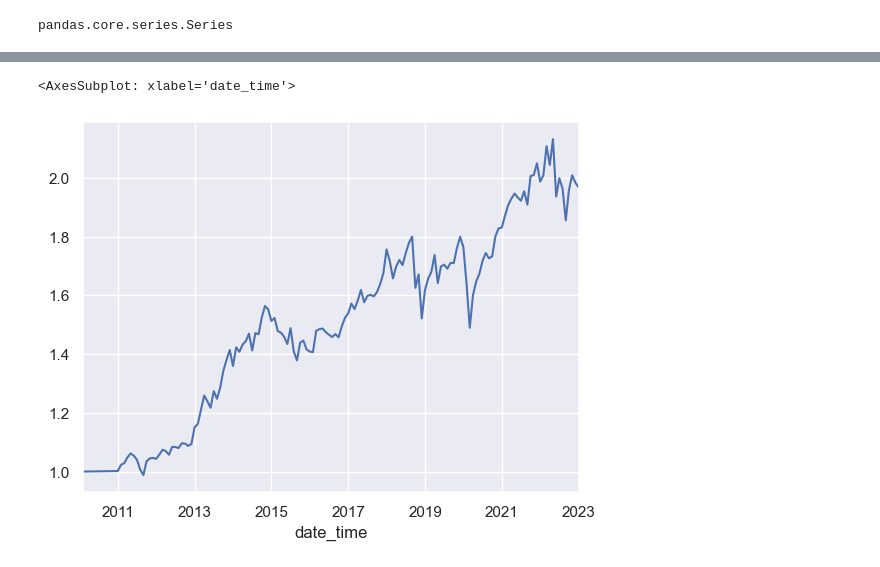
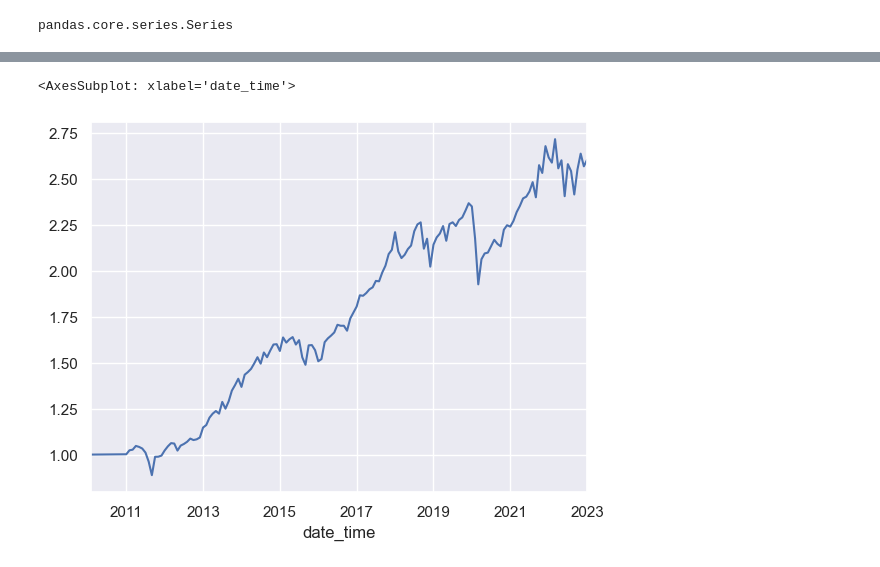
Before and after one commit to cswcjt/Quant-Project, a Jupyter notebook: quant/test_ts.ipynb, the cells around one changed output, grey strips where cells are left out. Cells and saved outputs as stored; diff of their text form; code cells hidden in the pictures.

Commit message:
feat: Retest Modified TimeSeries Class

```diff
--- a/quant/test_ts.ipynb
+++ b/quant/test_ts.ipynb
@@ -103,7 +103,7 @@ ew_weight = cs_weight.ew()
 ew_weight = ew_weight.fillna(0)
 # %%
 # 횡적 자산배분의 결과 확인
-port_val = calculate_portvals(price_df=price_universe, weight_df=ew_weight)
+port_val = calculate_portvals(price_df=price_universe, weight_df=beta_weight)
 port_val
 
 port_rets = get_daily_rets(port_val)
@@ -124,9 +124,9 @@ def port_val(weight_df, rebal_price_df):
     port_rets = port_rets.sum(axis=1)
     port_cum_rets = (1 + port_rets).cumprod() - 1
 
-    return port_rets, port_cum_rets
+    return port_rets
 
-port_rets, cs_port_rets = port_val(ew_weight, rebal_price_df)
+port_rets = port_val(beta_weight, rebal_price_df)
 type(port_rets)
 # %% [output]
 pandas.core.series.Series
@@ -133,7 +148,10 @@ pandas.core.series.Series
 # %%
 # 종적 자산배분
-test_ts = TimeSeries(port_rets=port_rets, param=12)
-vt_weights = test_ts.vt()
-cvt_weights = test_ts.cvt()
-kl_weights = test_ts.kl()
-cppi_weights = test_ts.cppi()
+vt_weights, ew_vt_weight = TimeSeries(port_rets=port_rets, cs_weight=beta_weight, call_method='vt', param=12).run()
+cvt_weights, ew_cvt_weight = TimeSeries(port_rets=port_rets, cs_weight=beta_weight, call_method='cvt', param=12).run()
+kl_weights, kl_cvt_weight = TimeSeries(port_rets=port_rets, cs_weight=beta_weight, call_method='kl', param=12).run()
+cppi_weights, cppi_cvt_weight = TimeSeries(port_rets=port_rets, cs_weight=beta_weight, call_method='cppi', param=12).run()
+# vt_weights = test_ts.vt()
+# cvt_weights = test_ts.cvt()
+# kl_weights = test_ts.kl()
+# cppi_weights = test_ts.cppi()
@@ -212,14 +209,14 @@ csts_port_weights
 price_universe = add_cash(price_universe, 252, 0.04)
 # %%
 # 종적 자산배분의 결과 확인
-port_val = calculate_portvals(price_df=price_universe, weight_df=csts_port_weights)
+port_val = calculate_portvals(price_df=price_universe, weight_df=ew_cvt_weight)
 port_val
 
 port_rets = get_daily_rets(port_val)
 port_rets
 
 port_cum_rets = get_cum_rets(port_rets)
 port_cum_rets.plot()
 # %% [output]
 <AxesSubplot: xlabel='date_time'>
-[figure, old version]
+[figure, new version]
```
Also changed, not shown: parts of 12 cells of this notebook.
